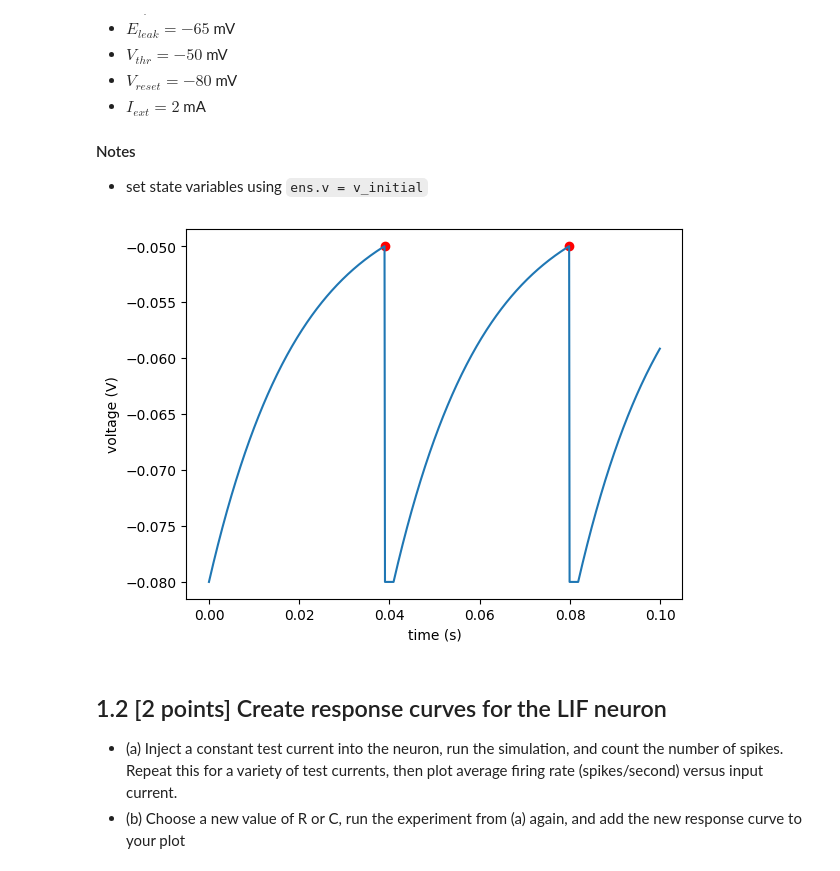
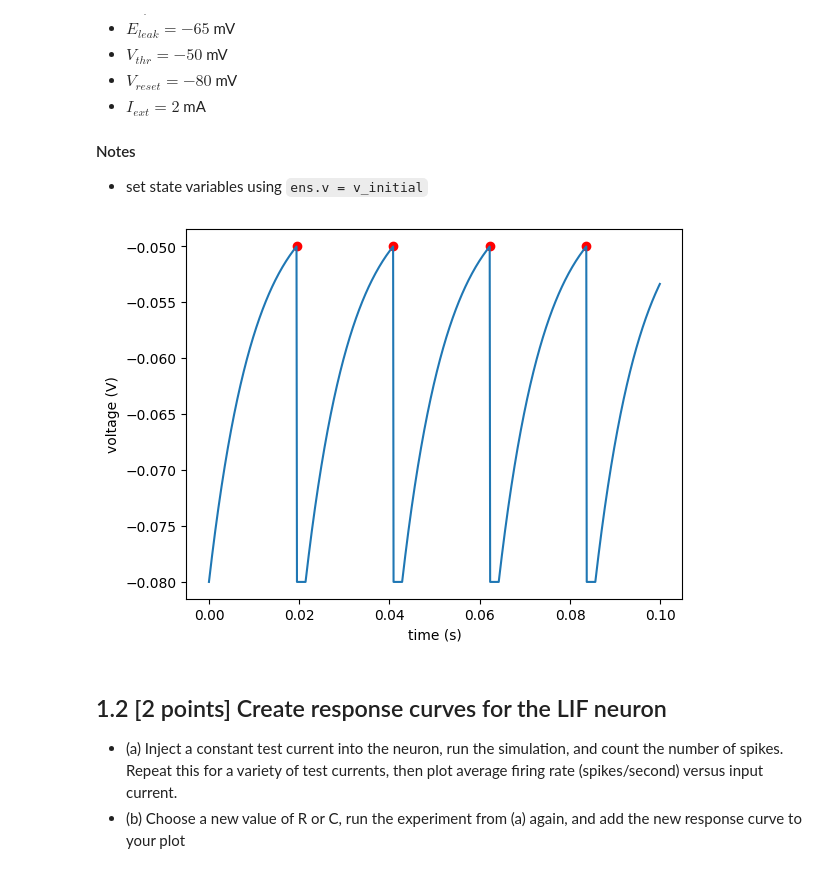
Before and after one commit to draymond63/syde-552, a Jupyter notebook: assignment1.ipynb, the cells around one changed output. Drawn from its saved outputs; the diff is of its cells as text; code cells hidden in the pictures.

```diff
--- a/assignment1.ipynb
+++ b/assignment1.ipynb
@@ -188,35 +188,35 @@ if $V>V_{thr}$:
 # your solution here
 start_scope()
 
 R = 10*ohm
-C = 2*mfarad
+C = 1*mfarad
 T_ref = 2*ms
 E_leak = -65*mV
 V_thr = -50*mV
 V_reset = -80*mV
 I_ext = 2*mA
 eqn = '''dv/dt = -1/(R*C)*(v-E_leak) + 1/C*I_ext : volt (unless refractory)'''
 thr = '''v > V_thr'''  # convert a to volts to allow addition
 
 rst = '''
 v = V_reset
 '''
 ref = '''T_ref'''
 ens = NeuronGroup(1, eqn, threshold=thr, reset=rst, refractory=ref, method='exact')
 ens.v = V_reset
 p_v = StateMonitor(ens, 'v', record=True)
 p_s = SpikeMonitor(ens, variables=['v'])
 store()
 
 run(100*ms)
 
 fig, ax = plt.subplots()
 ax.plot(p_v.t, p_v.v[0])
 ax.scatter(p_s.t, p_s.v, color='r')
 ax.set(xlabel='time (s)', ylabel='voltage (V)')
 plt.show()
 # %% [output]
-[figure, old version]
+[figure, new version]
 # %% [markdown]
 ## 1.2 [2 points] Create response curves for the LIF neuron
  - (a) Inject a constant test current into the neuron, run the simulation, and count the number of spikes. Repeat this for a variety of test currents, then plot average firing rate (spikes/second) versus input current.
```
Also changed, not shown: parts of 5 cells of this notebook, 1 other file.
